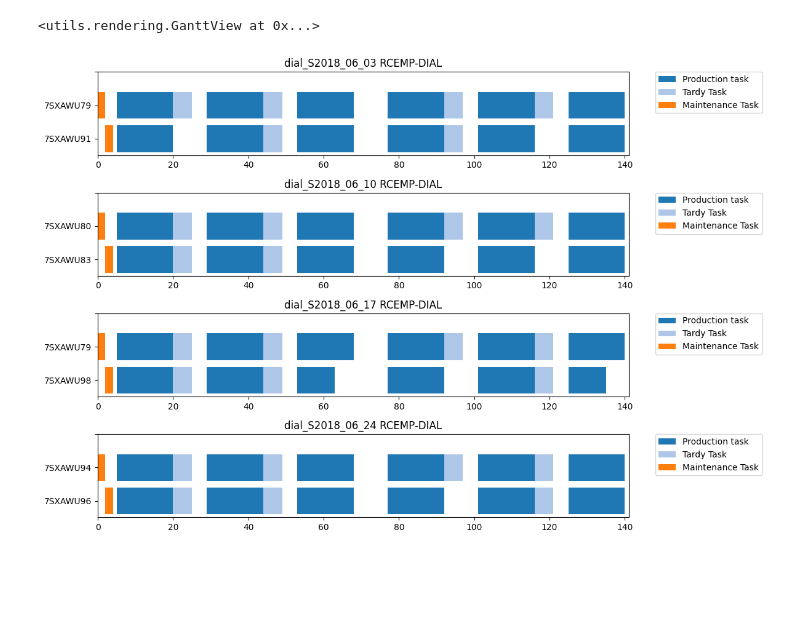
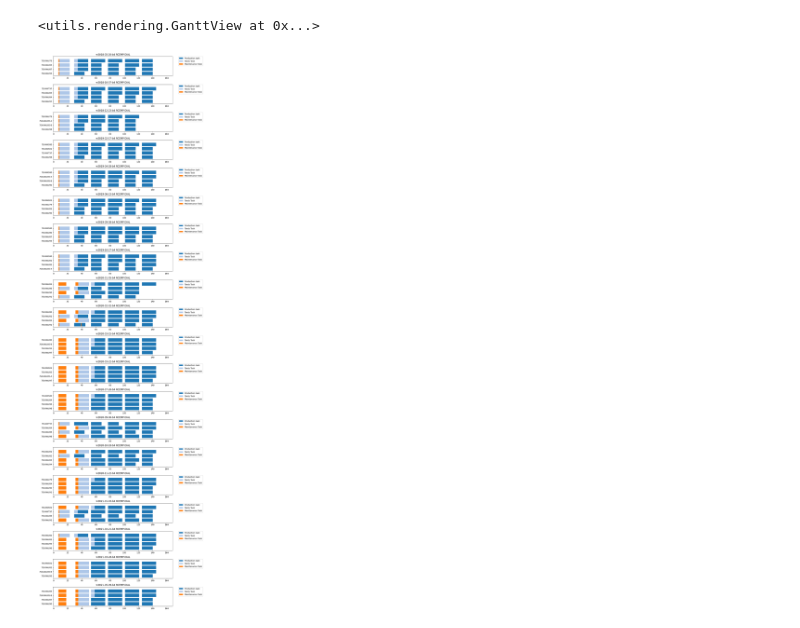
Before and after one commit to MalcomChumchouaPenda/rcemp-dial, a Jupyter notebook: notebooks/analysis_dialysis.ipynb, the cells around one changed output. Saved outputs shown, nothing was run; the diff lists cells and outputs as text; code cells hidden in the pictures; blank space fills up the shorter version.

```diff
--- a/notebooks/analysis_dialysis.ipynb
+++ b/notebooks/analysis_dialysis.ipynb
@@ -16,9 +16,9 @@ ganttview
 <utils.rendering.GanttView at 0x...>
 # %%
 f = lambda exp: f"{exp['problem_name']} {exp['model_name']}"
-ganttview.plot('dial_S2018%', '%CEMP%', title_format=f)
+ganttview.plot('%b4', '%CEMP%', time_window=(0, 168), title_format=f)
 # %% [output]
-[figure, old version]
+[figure, new version]
 # %%
 # f = lambda exp: f"{exp['problem_name'][:-2].replace('_', '-')} ({exp['model_name'][:-5]})"
 # f = lambda exp: '(a)' if exp['model_name'][:-5] == 'SCEMP' else '(b)'
```
Also changed, not shown: 12 other files.
